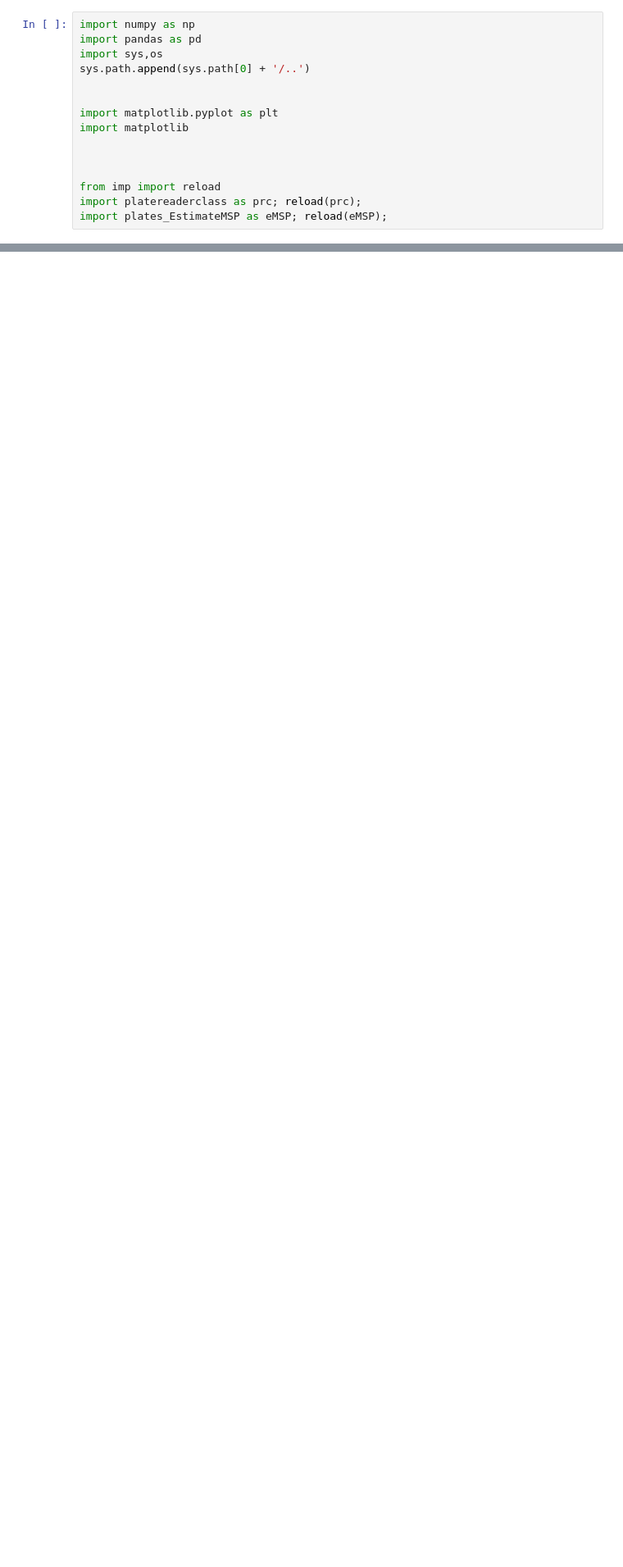
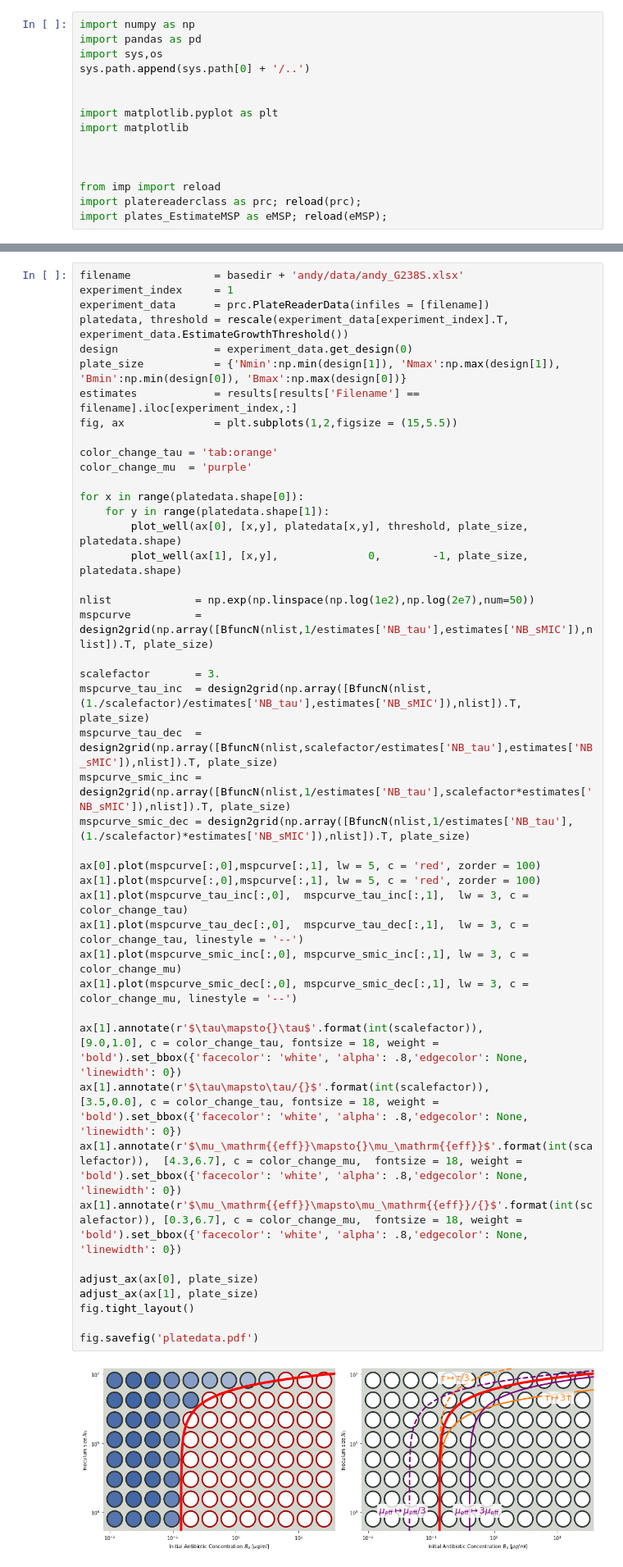
Before and after one commit to Michael000777/antibiotics, a Jupyter notebook: plots/plots for manuscript.ipynb, the cells around one changed output, grey strips where cells are left out. Shown at 82% size. Saved outputs shown, nothing was run; the diff lists cells and outputs as text; blank space fills up the shorter version.

Commit message:
update plots

```diff
--- a/plots/plots for manuscript.ipynb
+++ b/plots/plots for manuscript.ipynb
@@ -147,0 +180,46 @@ fig.savefig('platedata.pdf')
+# %%
+filename             = basedir + 'andy/data/andy_G238S.xlsx'
+experiment_index     = 1
+experiment_data      = prc.PlateReaderData(infiles = [filename])
+platedata, threshold = rescale(experiment_data[experiment_index].T, experiment_data.EstimateGrowthThreshold())
+design               = experiment_data.get_design(0)
+plate_size           = {'Nmin':np.min(design[1]), 'Nmax':np.max(design[1]), 'Bmin':np.min(design[0]), 'Bmax':np.max(design[0])}
+estimates            = results[results['Filename'] == filename].iloc[experiment_index,:]
+fig, ax              = plt.subplots(1,2,figsize = (15,5.5))
+
+color_change_tau = 'tab:orange'
+color_change_mu  = 'purple'
+
+for x in range(platedata.shape[0]):
+    for y in range(platedata.shape[1]):
+        plot_well(ax[0], [x,y], platedata[x,y], threshold, plate_size, platedata.shape)
+        plot_well(ax[1], [x,y],              0,        -1, plate_size, platedata.shape)
+
+nlist             = np.exp(np.linspace(np.log(1e2),np.log(2e7),num=50))
+mspcurve          = design2grid(np.array([BfuncN(nlist,1/estimates['NB_tau'],estimates['NB_sMIC']),nlist]).T, plate_size)
+
+scalefactor       = 3.
+mspcurve_tau_inc  = design2grid(np.array([BfuncN(nlist,(1./scalefactor)/estimates['NB_tau'],estimates['NB_sMIC']),nlist]).T, plate_size)
+mspcurve_tau_dec  = design2grid(np.array([BfuncN(nlist,scalefactor/estimates['NB_tau'],estimates['NB_sMIC']),nlist]).T, plate_size)
+mspcurve_smic_inc = design2grid(np.array([BfuncN(nlist,1/estimates['NB_tau'],scalefactor*estimates['NB_sMIC']),nlist]).T, plate_size)
+mspcurve_smic_dec = design2grid(np.array([BfuncN(nlist,1/estimates['NB_tau'],(1./scalefactor)*estimates['NB_sMIC']),nlist]).T, plate_size)
+
+ax[0].plot(mspcurve[:,0],mspcurve[:,1], lw = 5, c = 'red', zorder = 100)
+ax[1].plot(mspcurve[:,0],mspcurve[:,1], lw = 5, c = 'red', zorder = 100)
+ax[1].plot(mspcurve_tau_inc[:,0],  mspcurve_tau_inc[:,1],  lw = 3, c = color_change_tau)
+ax[1].plot(mspcurve_tau_dec[:,0],  mspcurve_tau_dec[:,1],  lw = 3, c = color_change_tau, linestyle = '--')
+ax[1].plot(mspcurve_smic_inc[:,0], mspcurve_smic_inc[:,1], lw = 3, c = color_change_mu)
+ax[1].plot(mspcurve_smic_dec[:,0], mspcurve_smic_dec[:,1], lw = 3, c = color_change_mu, linestyle = '--')
+
+ax[1].annotate(r'$\tau\mapsto{}\tau$'.format(int(scalefactor)),                              [9.0,1.0], c = color_change_tau, fontsize = 18, weight = 'bold').set_bbox({'facecolor': 'white', 'alpha': .8,'edgecolor': None, 'linewidth': 0})
+ax[1].annotate(r'$\tau\mapsto\tau/{}$'.format(int(scalefactor)),                             [3.5,0.0], c = color_change_tau, fontsize = 18, weight = 'bold').set_bbox({'facecolor': 'white', 'alpha': .8,'edgecolor': None, 'linewidth': 0})
+ax[1].annotate(r'$\mu_\mathrm{{eff}}\mapsto{}\mu_\mathrm{{eff}}$'.format(int(scalefactor)),  [4.3,6.7], c = color_change_mu,  fontsize = 18, weight = 'bold').set_bbox({'facecolor': 'white', 'alpha': .8,'edgecolor': None, 'linewidth': 0})
+ax[1].annotate(r'$\mu_\mathrm{{eff}}\mapsto\mu_\mathrm{{eff}}/{}$'.format(int(scalefactor)), [0.3,6.7], c = color_change_mu,  fontsize = 18, weight = 'bold').set_bbox({'facecolor': 'white', 'alpha': .8,'edgecolor': None, 'linewidth': 0})
+
+adjust_ax(ax[0], plate_size)
+adjust_ax(ax[1], plate_size)
+fig.tight_layout()
+
+fig.savefig('platedata.pdf')
+# %% [output]
+[figure, added]
```
Also changed, not shown: parts of 4 cells of this notebook.
